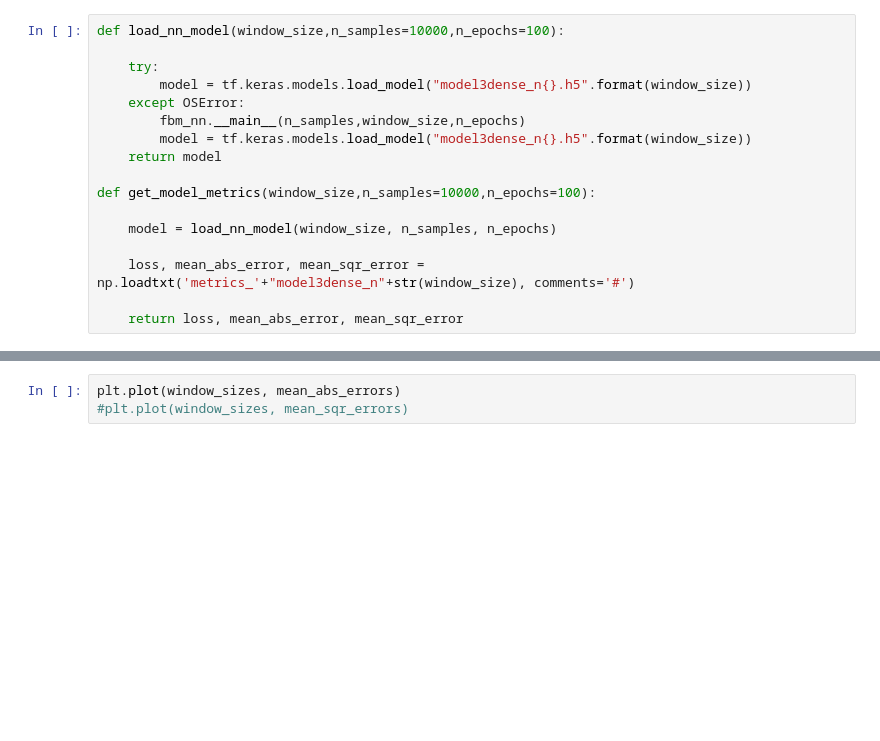
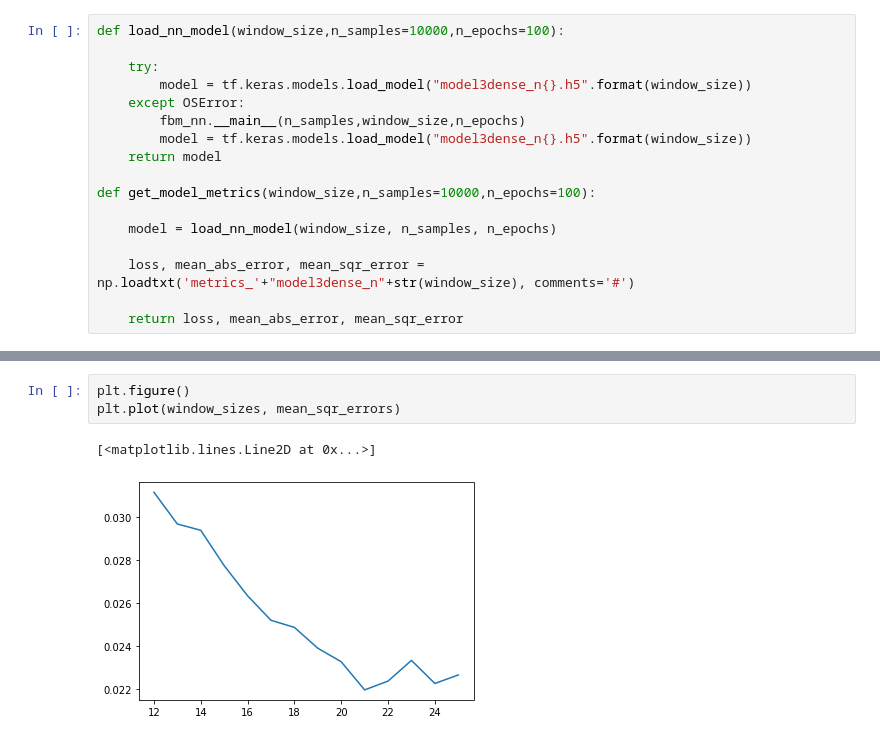
Before and after one commit to paulvautravers/Mphys-Sem-1, a Jupyter notebook: window_size_evaluation.ipynb, the cells around one changed output, grey strips where cells are left out. Saved outputs shown, nothing was run; the diff lists cells and outputs as text; blank space fills up the shorter version.

```diff
--- a/window_size_evaluation.ipynb
+++ b/window_size_evaluation.ipynb
@@ -54,3 +57,6 @@ Epoch 23/100
 # %%
-plt.plot(window_sizes, mean_abs_errors)
-#plt.plot(window_sizes, mean_sqr_errors)
+plt.figure()
+plt.plot(window_sizes, mean_sqr_errors)
+# %% [output]
+[<matplotlib.lines.Line2D at 0x...>]
+[figure, added]
```
Also changed, not shown: parts of 9 cells of this notebook.
